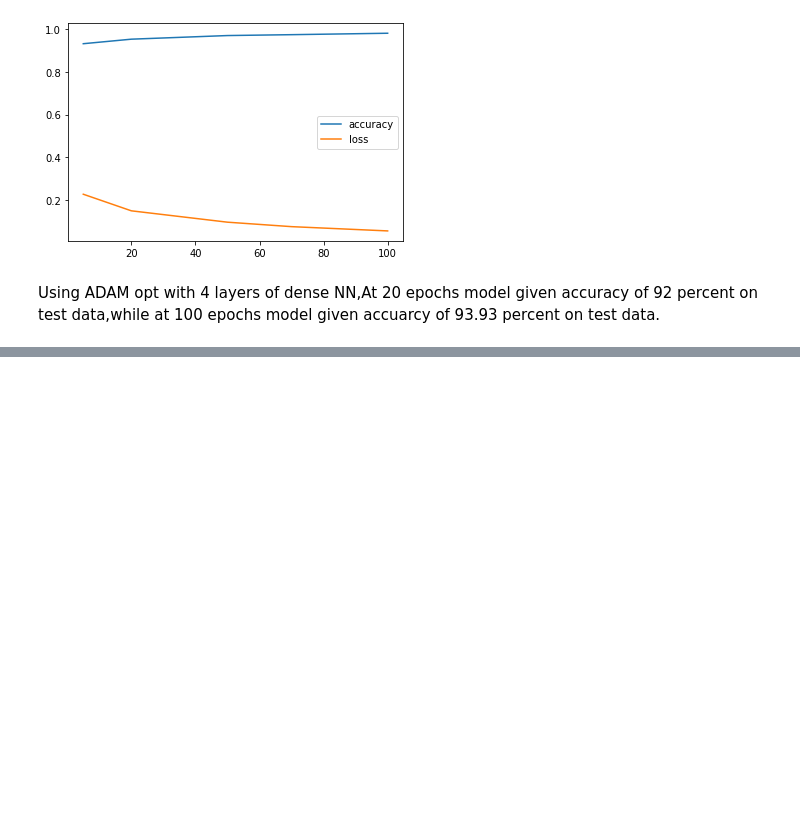
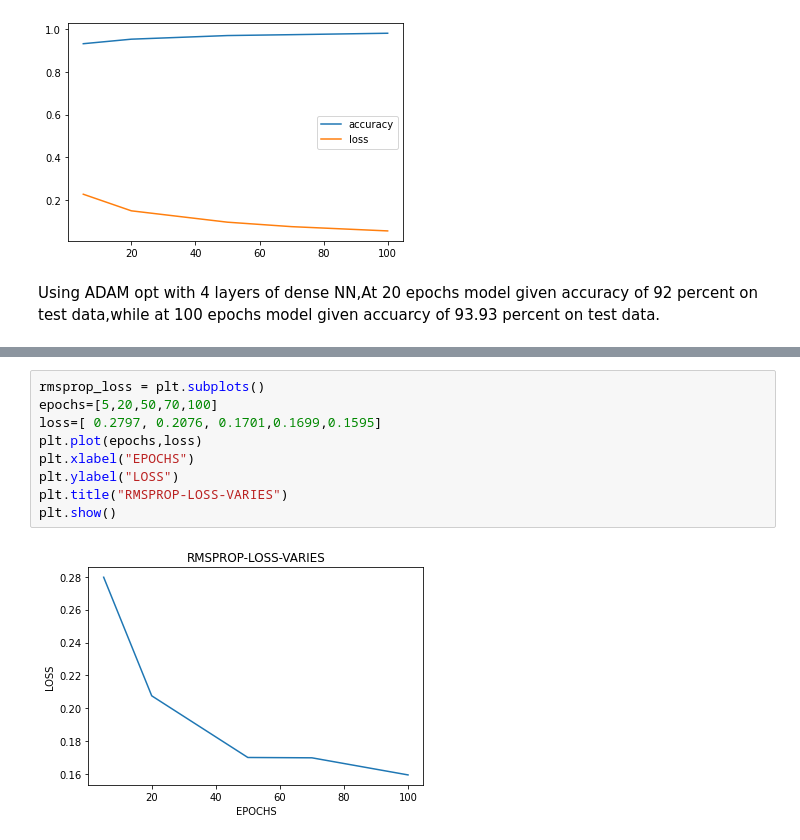
Before and after one commit to Yagna27/RESEARCH-DATASCIENCE, a Jupyter notebook: plottings_epochs_loss_accuracy.ipynb, the cells around one changed output, grey strips where cells are left out. Saved outputs shown, nothing was run; the diff lists cells and outputs as text; blank space fills up the shorter version.

```diff
--- a/plottings_epochs_loss_accuracy.ipynb
+++ b/plottings_epochs_loss_accuracy.ipynb
@@ -61,0 +87,11 @@ ADAM.legend()
+# %%
+rmsprop_loss = plt.subplots()
+epochs=[5,20,50,70,100]
+loss=[ 0.2797, 0.2076, 0.1701,0.1699,0.1595]
+plt.plot(epochs,loss)
+plt.xlabel("EPOCHS")
+plt.ylabel("LOSS")
+plt.title("RMSPROP-LOSS-VARIES")
+plt.show()
+# %% [output]
+[figure, added]
```
Also changed, not shown: parts of 34 cells of this notebook, 4 other files.
